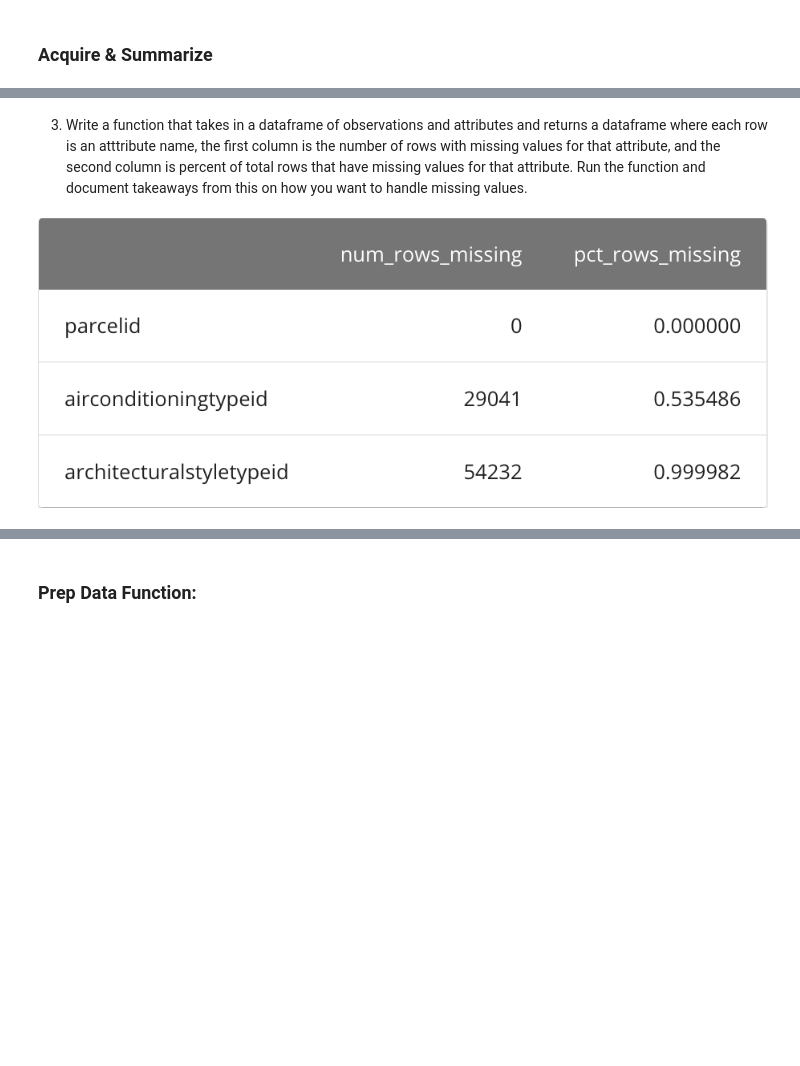
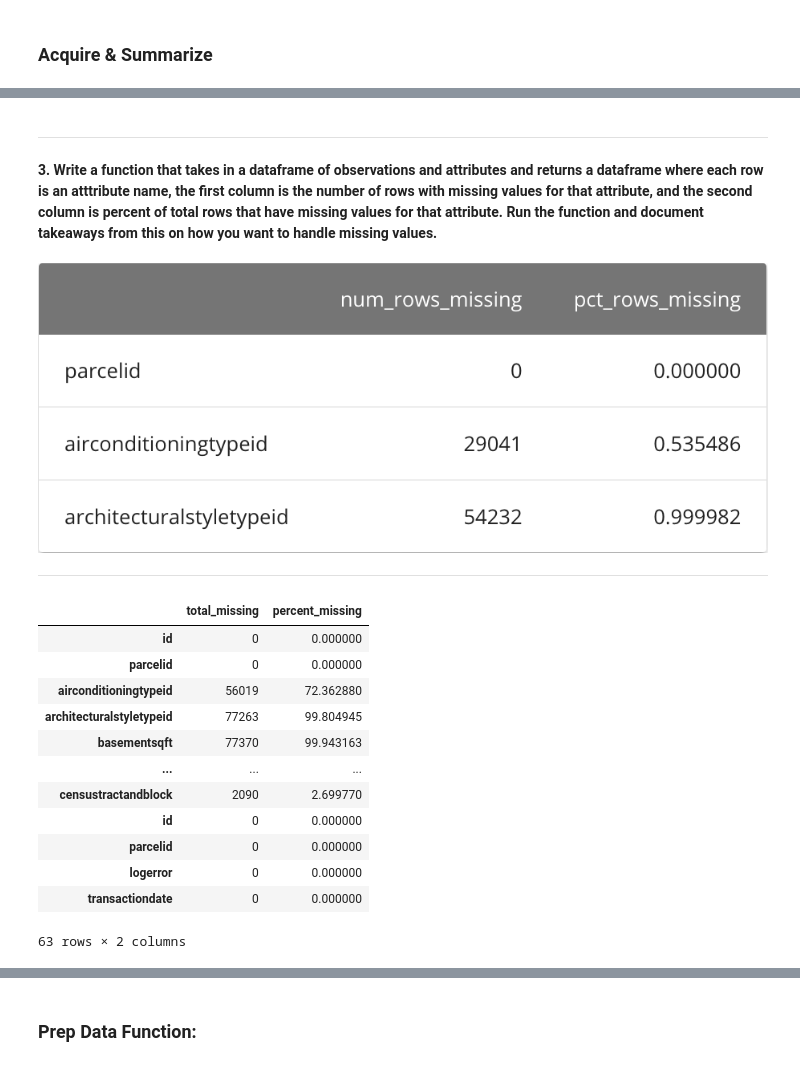
Before and after one commit to CSolitaire/clustering-exercises, a Jupyter notebook: zillow.ipynb, the cells around one changed output, grey strips where cells are left out. Cells and saved outputs as stored; diff of their text form; code cells hidden in the pictures; blank space fills up the shorter version.

```diff
--- a/zillow.ipynb
+++ b/zillow.ipynb
@@ -147,4 +88,31 @@ Name: bathroomcnt, dtype: int64
 # %% [markdown]
-3. Write a function that takes in a dataframe of observations and attributes and returns a dataframe where each row is an atttribute name, the first column is the number of rows with missing values for that attribute, and the second column is percent of total rows that have missing values for that attribute. Run the function and document takeaways from this on how you want to handle missing values.
+***
+
+**3. Write a function that takes in a dataframe of observations and attributes and returns a dataframe where each row is an atttribute name, the first column is the number of rows with missing values for that attribute, and the second column is percent of total rows that have missing values for that attribute. Run the function and document takeaways from this on how you want to handle missing values.**
 
 ![image.png](attachment:image.png)
+
+***
+# %%
+def count_and_percent_missing(df):
+    percent_missing = df.isnull().sum() * 100 / len(df)
+    total_missing = df.isnull().sum()
+    missing_value_df = pd.DataFrame({'total_missing': total_missing,
+                                     'percent_missing': percent_missing})
+    return missing_value_df
+# %%
+count_and_percent_missing(df)
+# %% [output]
+|  | total_missing | percent_missing |
+| id | 0 | 0.000000 |
+| parcelid | 0 | 0.000000 |
+| airconditioningtypeid | 56019 | 72.362880 |
+| architecturalstyletypeid | 77263 | 99.804945 |
+| basementsqft | 77370 | 99.943163 |
+| ... | ... | ... |
+| censustractandblock | 2090 | 2.699770 |
+| id | 0 | 0.000000 |
+| parcelid | 0 | 0.000000 |
+| logerror | 0 | 0.000000 |
+| transactiondate | 0 | 0.000000 |
+63 rows × 2 columns
```
Also changed, not shown: parts of 12 cells of this notebook.
